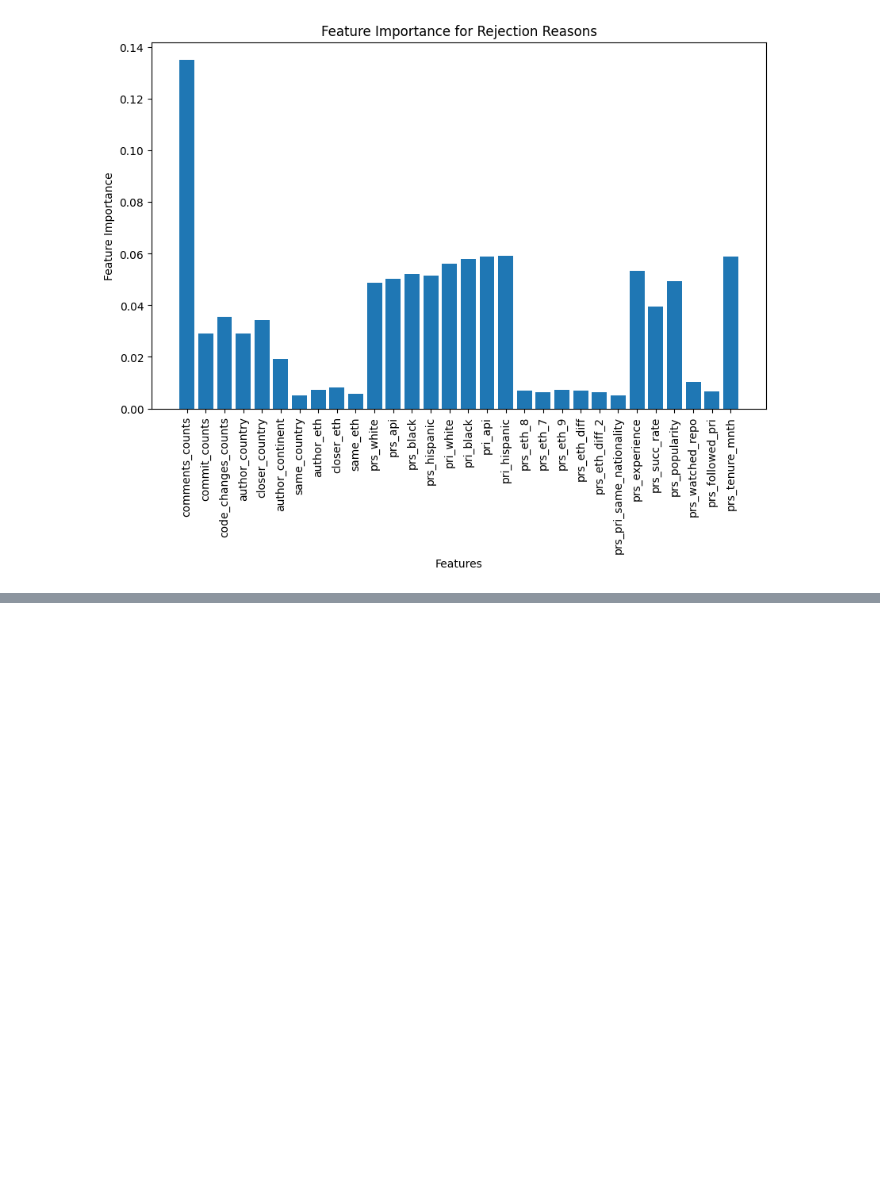
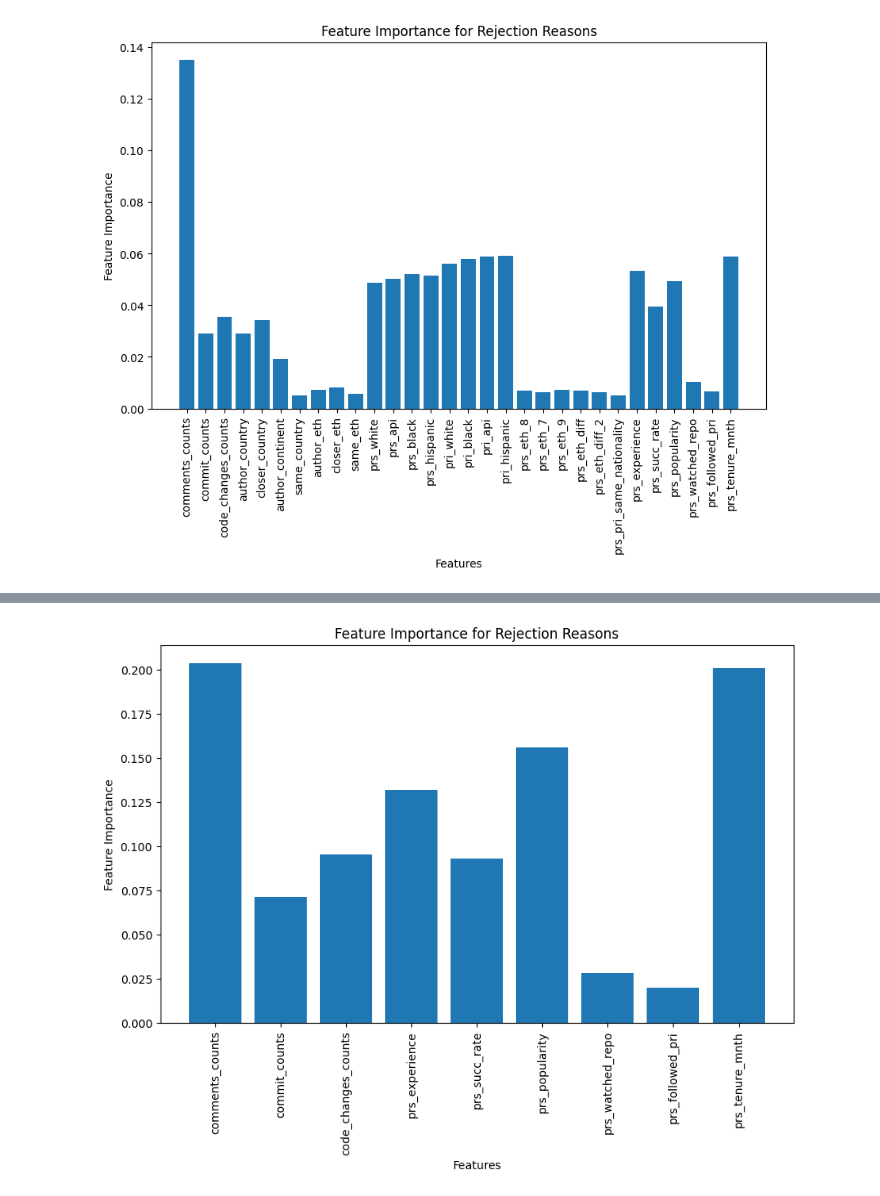
Before and after one commit to amirrshams/PR-comment-classifier, a Jupyter notebook: Ethnicity/distribution_of_races.ipynb, the cells around one changed output, grey strips where cells are left out. Cells and saved outputs as stored; diff of their text form; code cells hidden in the pictures; blank space fills up the shorter version.

Commit message:
Added the feature importance without concidering race

```diff
--- a/Ethnicity/distribution_of_races.ipynb
+++ b/Ethnicity/distribution_of_races.ipynb
@@ -295,3 +313,7 @@ df_merged.head()
 | 2 | 17935 | 183 | not-merged | 645270 | 2808 | https://api.github.com/repos/zend... | https://github.com/zendframework/... | https://github.com/zendframework/... | https://api.github.com/repos/zend... | blanchonvincent | ... |
 | 3 | 19620 | 183 | not-merged | 2203867 | 5219 | https://api.github.com/repos/zend... | https://github.com/zendframework/... | https://github.com/zendframework/... | https://api.github.com/repos/zend... | samsonasik | ... |
 | 4 | 27952 | 340 | not-merged | 23622497 | 6647 | https://api.github.com/repos/nett... | https://github.com/netty/netty | https://github.com/netty/netty/pu... | https://api.github.com/repos/nett... | fenik17 | ... |
+# %%
+#move the manual analysis column to the end of the dataframe
+cols_at_end = ['manual_analysis']
+df_merged = df_merged[[c for c in df_merged if c not in cols_at_end] + [c for c in cols_at_end if c in df_merged]]
@@ -367,0 +415,2 @@ plt.show()
+# %%
+df_encoded.drop(['author_country', 'closer_country', 'author_continent','author_eth', 'same_country', 'closer_eth', 'same_eth', 'prs_white', 'prs_api', 'prs_black', 'prs_hispanic', 'pri_white', 'pri_black', 'pri_api', 'pri_hispanic', 'prs_eth_8', 'prs_eth_7', 'prs_eth_9', 'prs_eth_diff', 'prs_eth_diff_2', 'prs_pri_same_nationality'], axis=1, inplace=True)
@@ -367,0 +435,23 @@ plt.show()
+# %%
+X = df_encoded.drop(['manual_analysis'], axis=1)
+y = df_encoded['manual_analysis']
+
+X_train, X_test, y_train, y_test = train_test_split(X, y, test_size=0.2, random_state=42)
+# %%
+# Train a random forest classifier
+rf_classifier_wr = RandomForestClassifier(random_state=42)
+rf_classifier_wr.fit(X_train, y_train)
+
+# Determine feature importances
+feature_importances = rf_classifier_wr.feature_importances_
+# %%
+# plotting a bar chart to visualize feature importances
+plt.figure(figsize=(10, 6))
+plt.bar(X.columns, feature_importances)
+plt.xlabel('Features')
+plt.ylabel('Feature Importance')
+plt.title('Feature Importance for Rejection Reasons')
+plt.xticks(rotation=90)
+plt.show()
+# %% [output]
+[figure, added]
```
Also changed, not shown: parts of 8 cells of this notebook.
